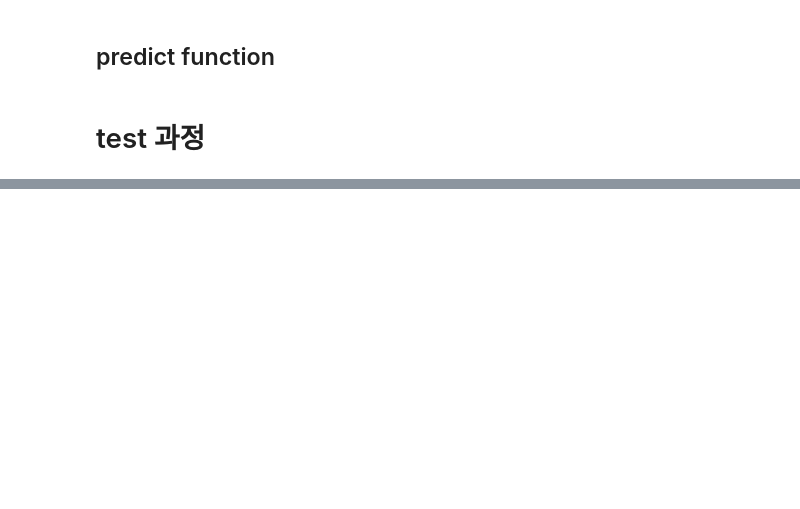
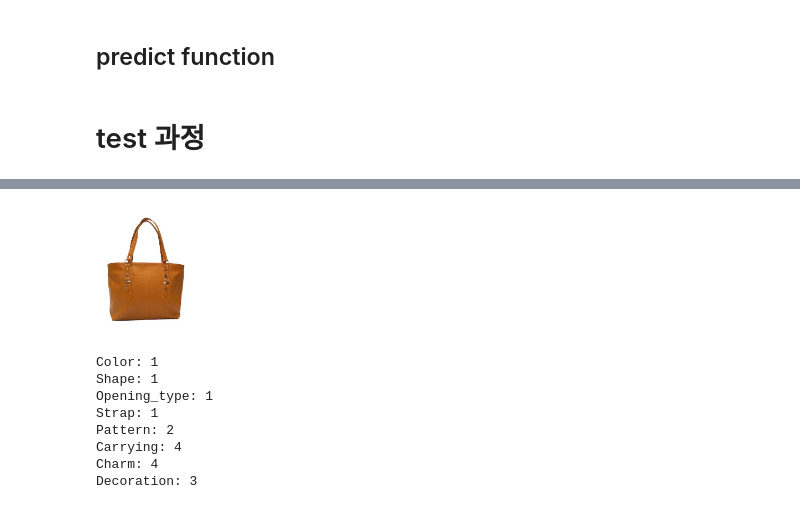
Before and after one commit to mondeique/multi-label-classification, a Jupyter notebook: test.ipynb, the cells around one changed output, grey strips where cells are left out. Saved outputs shown, nothing was run; the diff lists cells and outputs as text; code cells hidden in the pictures; blank space fills up the shorter version.

```diff
--- a/test.ipynb
+++ b/test.ipynb
@@ -115,3 +114,16 @@ Pattern: 0
 Carrying: 1
 Charm: 1
 Decoration: 5
+# %%
+PATH= './data/bag_image/test_data/test_data_3.JPG'
+predict(PATH)
+# %% [output]
+[figure, added]
+Color: 1
+Shape: 1
+Opening_type: 1
+Strap: 1
+Pattern: 2
+Carrying: 4
+Charm: 4
+Decoration: 3
```
Also changed, not shown: parts of 11 cells of this notebook, 7 other files.
